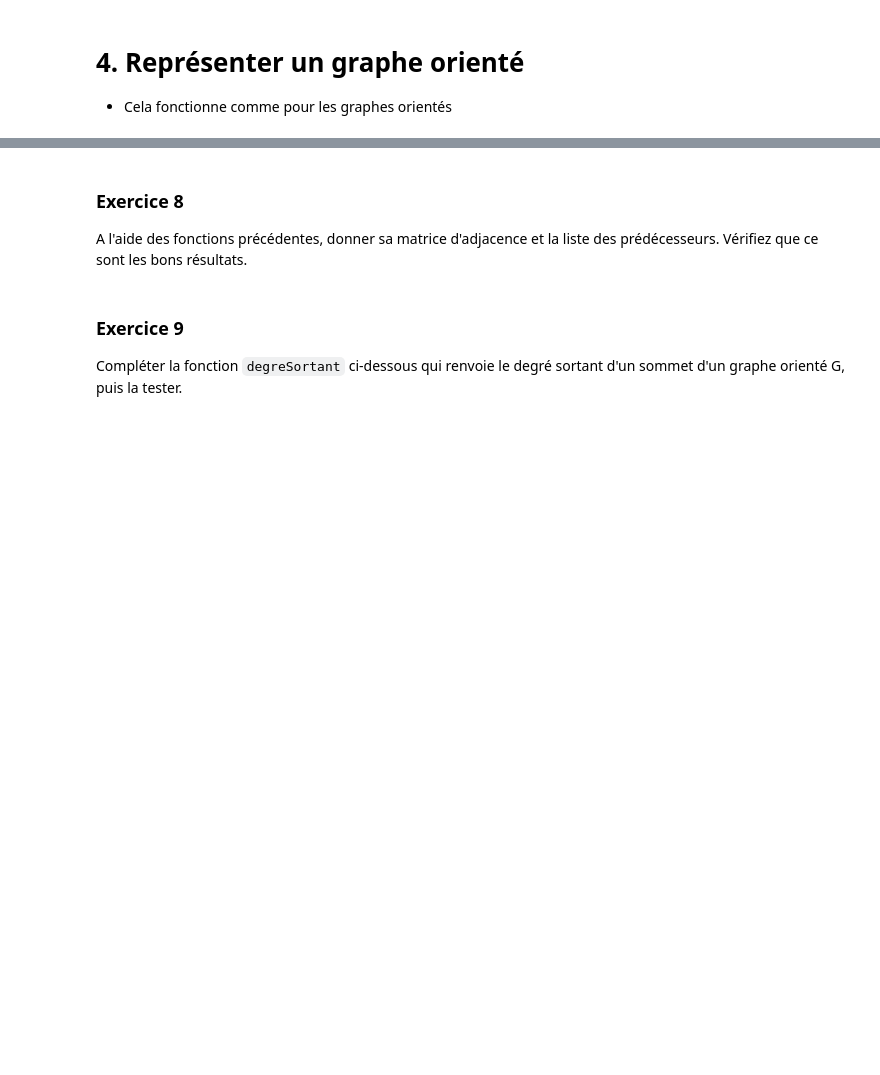
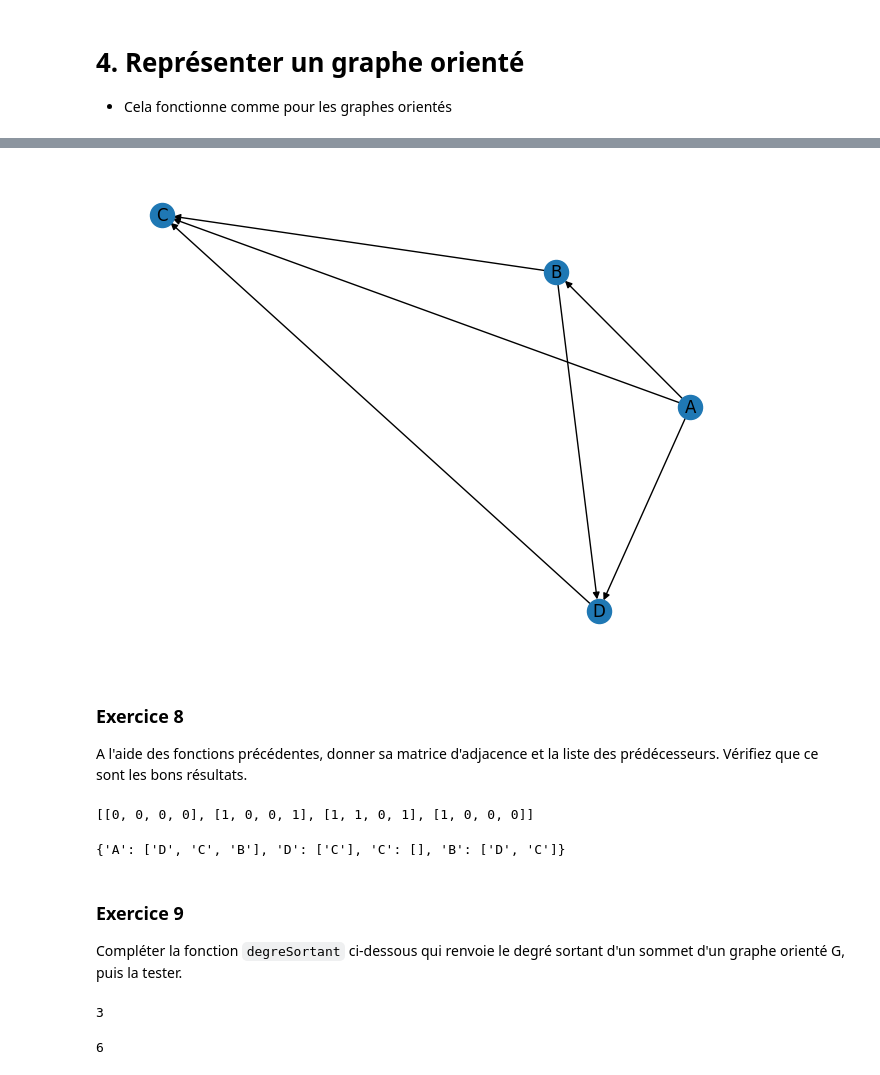
Before and after one commit to Telophile/classeur_term, a Jupyter notebook: cours /Graphes_avec_networkx.ipynb, the cells around one changed output, grey strips where cells are left out. Drawn from its saved outputs; the diff is of its cells as text; code cells hidden in the pictures; blank space fills up the shorter version.

```diff
--- a/cours /Graphes_avec_networkx.ipynb
+++ b/cours /Graphes_avec_networkx.ipynb
@@ -496,10 +622,26 @@ Représenter le graphe orienté ci-dessous.
+# %%
+# votre code
+DG1 = nx.DiGraph()
+DG1.add_edges_from([('A','D'),('D','C'),('B','C'),('A','C'),('A','B'),('B','D')])
+import matplotlib.pyplot as plt
+plt.clf()
+nx.draw(DG1, with_labels=True) # on dessine
+plt.show()
+# %% [output]
+[figure, added]
 # %% [markdown]
 ### Exercice 8
 A l'aide des fonctions précédentes, donner sa matrice d'adjacence et la liste des prédécesseurs. Vérifiez que ce sont les bons résultats.
 # %%
 # votre code
+matriceDadjacence(DG1)
+# %% [output]
+[[0, 0, 0, 0], [1, 0, 0, 1], [1, 1, 0, 1], [1, 0, 0, 0]]
 # %%
 # votre code
+listeDadjacence(DG1)
+# %% [output]
+{'A': ['D', 'C', 'B'], 'D': ['C'], 'C': [], 'B': ['D', 'C']}
 # %% [markdown]
 ### Exercice 9
 Compléter la fonction <code>degreSortant</code> ci-dessous qui renvoie le degré sortant d'un sommet d'un graphe orienté G, puis la tester.
@@ -517,6 +657,14 @@ def degreSortant(G,s):
+# %%
+degreSortant(DG1,'A')
+# %% [output]
+3
 # %%
 # Test de la fonction précédente
 # permet de voir que votre fonction à l'air correcte, c'est le cas si cette cellule ne renvoie pas d'erreur
 DGAlea = nx.DiGraph()
 DGAlea.add_edges_from([(1, 0), (1, 2), (1, 4), (1, 5), (1, 6), (1, 8), (1, 9), (0, 5), (0, 6), (0, 7), (0, 8), (2, 0), (2, 3), (2, 4), (2, 8), (2, 9), (3, 0), (3, 1), (3, 4), (3, 5), (3, 7), (3, 9), (4, 0), (4, 5), (4, 7), (4, 8), (4, 9), (5, 2), (5, 8), (6, 2), (6, 3), (6, 4), (6, 5), (6, 7), (6, 9), (7, 1), (7, 2), (7, 5), (7, 8), (8, 3), (8, 6), (8, 9), (9, 0), (9, 5), (9, 7)])
 assert [degreSortant(DGAlea,s) for s in DGAlea.nodes()]==[7, 4, 5, 5, 2, 6, 3, 3, 4, 6]
+# %%
+degreSortant(DGAlea,6)
+# %% [output]
+6
```
Also changed, not shown: parts of 38 cells of this notebook.
